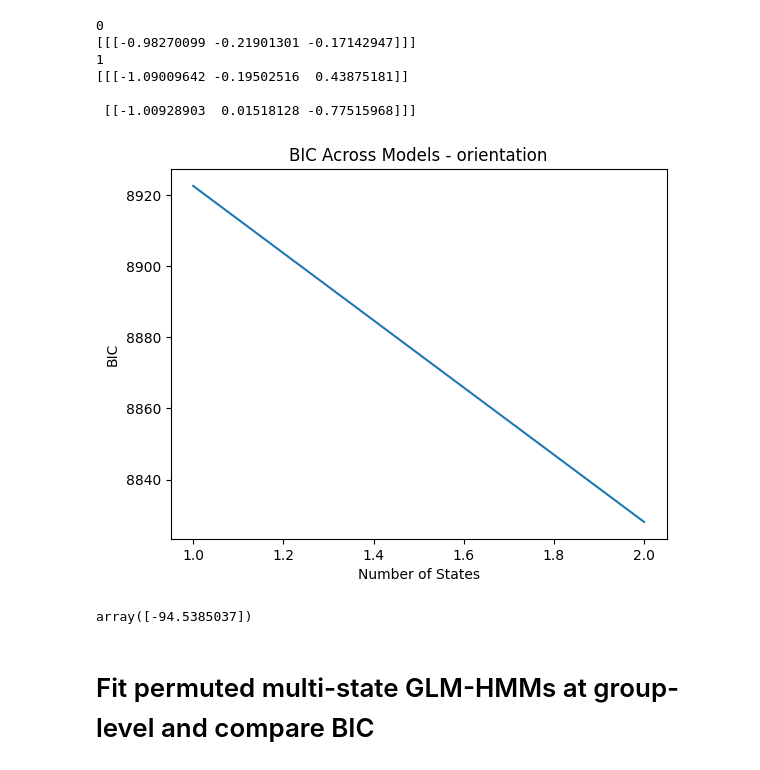
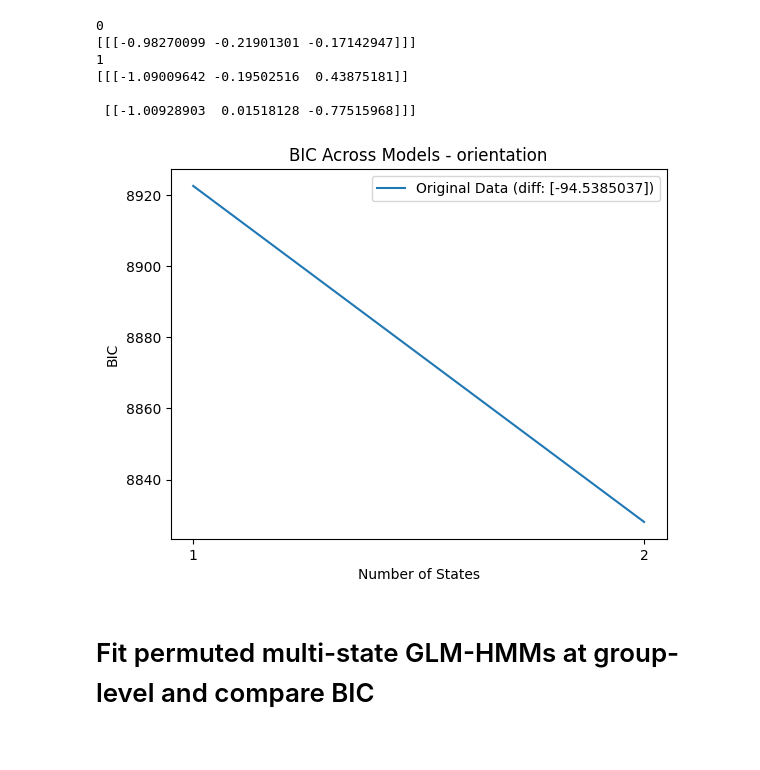
Before and after one commit to cocoltre/Visual-Perception, a Jupyter notebook: GLM_HMM_predictive_templates.ipynb, the cells around one changed output. Saved outputs shown, nothing was run; the diff lists cells and outputs as text; code cells hidden in the pictures.

```diff
--- a/GLM_HMM_predictive_templates.ipynb
+++ b/GLM_HMM_predictive_templates.ipynb
@@ -187,16 +231,18 @@ if save_data:
  [[-1.00928903  0.01518128 -0.77515968]]]
 # %%
 df_BIC = pd.read_csv(root_dir + '/HMM/BIC_across_models.csv')
-plt.plot(df_BIC['num_states'], df_BIC['BIC'])
+bic_diff = np.diff(df_BIC.BIC)
+
+plt.plot(df_BIC['num_states'], df_BIC['BIC'], label=f'Original Data (diff: {bic_diff})')
 plt.title('BIC Across Models - orientation')
 plt.xlabel('Number of States')
 plt.ylabel('BIC')
-plt.savefig(root_dir + '/plots/BIC_across_models_orientation.png')
+plt.legend()
+plt.xticks([1, 2])
+plt.savefig(root_dir + '/plots/BIC_across_models_orientation.png', bbox_inches='tight')
 plt.show()
-np.diff(df_BIC.BIC)
 # %% [output]
-[figure, old version]
+[figure, new version]
-array([-94.5385037])
 # %% [markdown]
 # Fit permuted multi-state GLM-HMMs at group-level and compare BIC
 # %%
```
Also changed, not shown: parts of 8 cells of this notebook, 6 other files.
